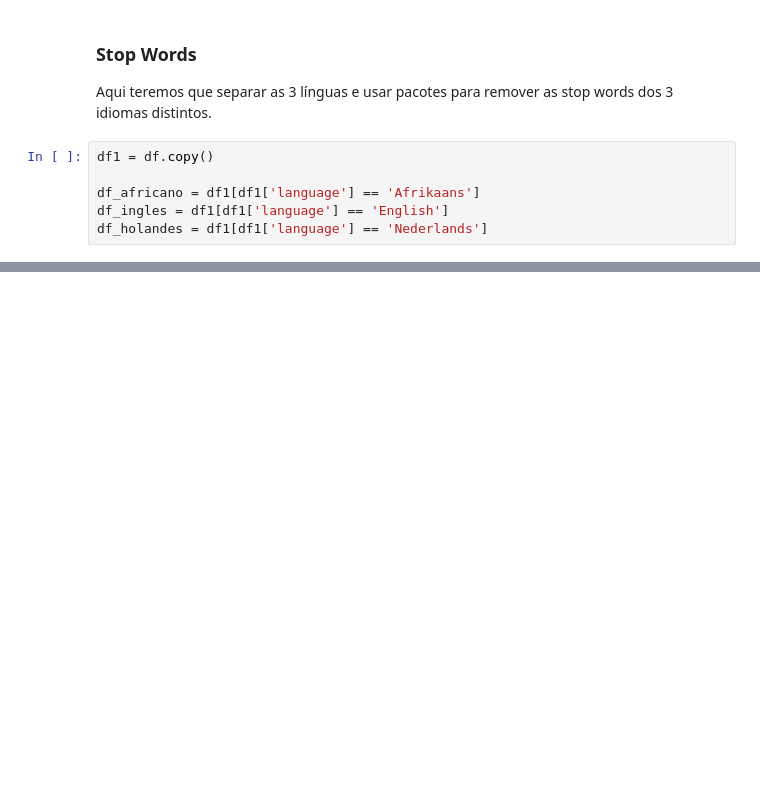
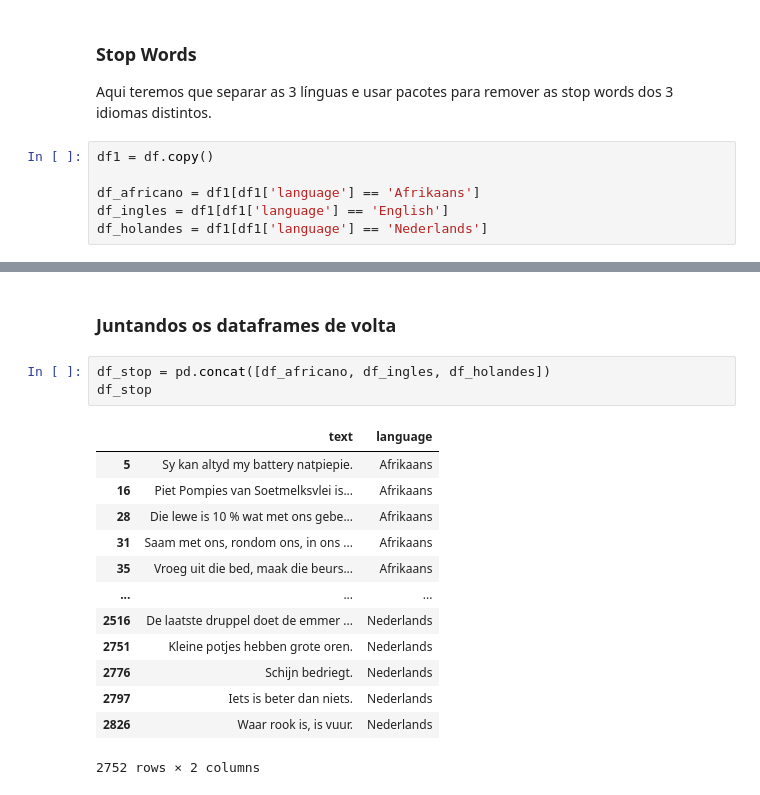
Before and after one commit to ben-hurs/Detector-de-l-ngua, a Jupyter notebook: notebook_detector_de_lingua.ipynb, the cells around one changed output, grey strips where cells are left out. Drawn from its saved outputs; the diff is of its cells as text; blank space fills up the shorter version.

```diff
--- a/notebook_detector_de_lingua.ipynb
+++ b/notebook_detector_de_lingua.ipynb
@@ -93,0 +185,19 @@ df_holandes = df1[df1['language'] == 'Nederlands']
+# %% [markdown]
+### Juntandos os dataframes de volta
+# %%
+df_stop = pd.concat([df_africano, df_ingles, df_holandes])
+df_stop
+# %% [output]
+|  | text | language |
+| 5 | Sy kan altyd my battery natpiepie. | Afrikaans |
+| 16 | Piet Pompies van Soetmelksvlei is... | Afrikaans |
+| 28 | Die lewe is 10 % wat met ons gebe... | Afrikaans |
+| 31 | Saam met ons, rondom ons, in ons ... | Afrikaans |
+| 35 | Vroeg uit die bed, maak die beurs... | Afrikaans |
+| ... | ... | ... |
+| 2516 | De laatste druppel doet de emmer ... | Nederlands |
+| 2751 | Kleine potjes hebben grote oren. | Nederlands |
+| 2776 | Schijn bedriegt. | Nederlands |
+| 2797 | Iets is beter dan niets. | Nederlands |
+| 2826 | Waar rook is, is vuur. | Nederlands |
+2752 rows × 2 columns
```
Also changed, not shown: parts of 20 cells of this notebook.
